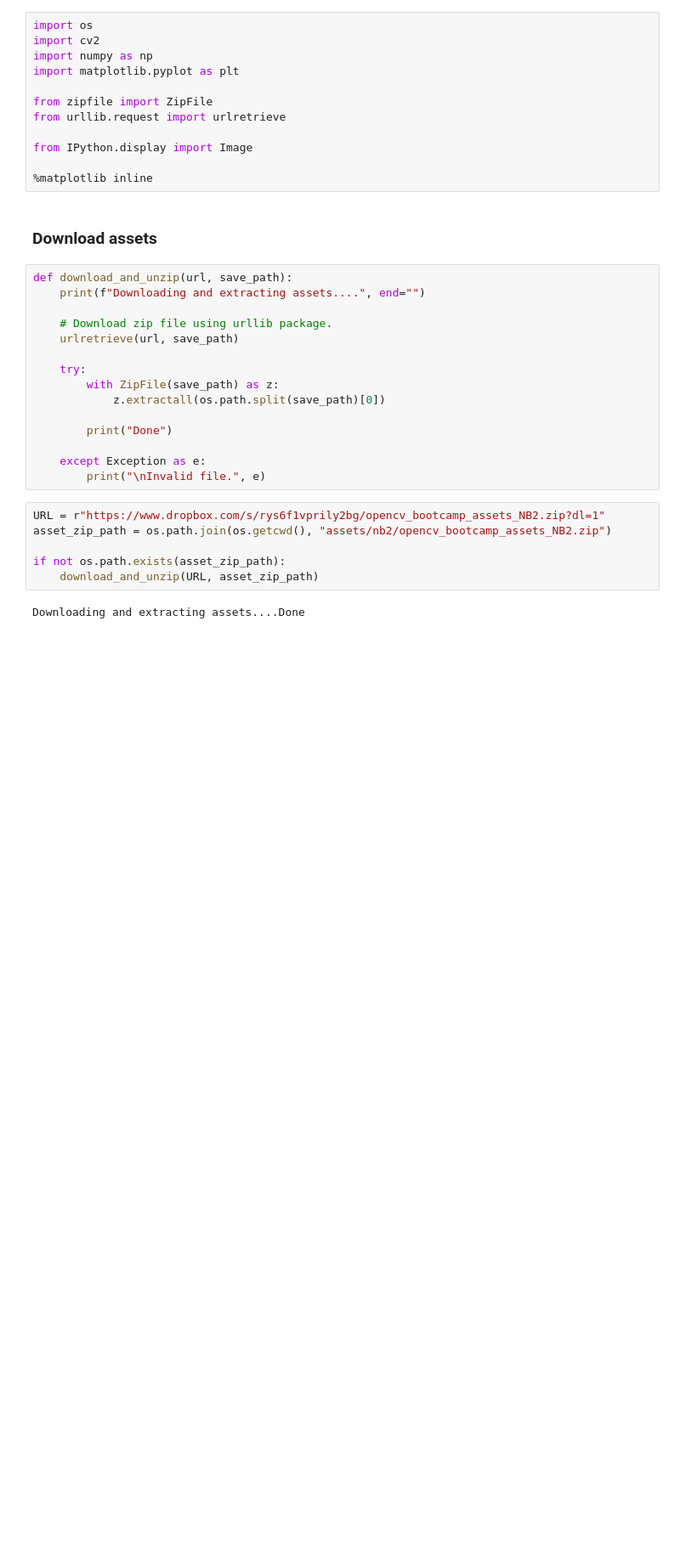
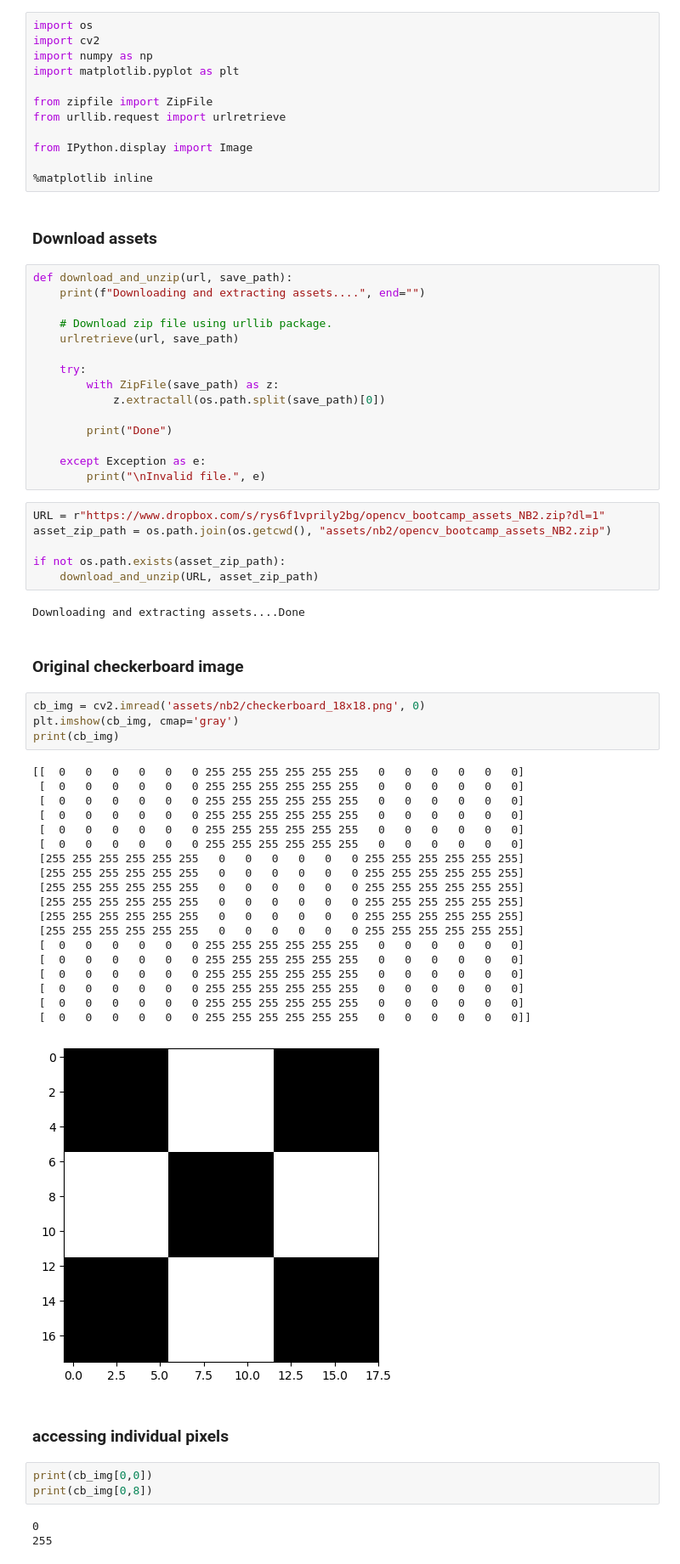
Before and after one commit to playforest/opencv, a Jupyter notebook: notebooks/02-image manipulations.ipynb, the cells around one changed output. Shown at 85% size. Cells and saved outputs as stored; diff of their text form; blank space fills up the shorter version.

```diff
--- a/notebooks/02-image manipulations.ipynb
+++ b/notebooks/02-image manipulations.ipynb
@@ -35,3 +35,37 @@ if not os.path.exists(asset_zip_path):
     download_and_unzip(URL, asset_zip_path)
 # %% [output]
 Downloading and extracting assets....Done
+# %% [markdown]
+### Original checkerboard image
+# %%
+cb_img = cv2.imread('assets/nb2/checkerboard_18x18.png', 0)
+plt.imshow(cb_img, cmap='gray')
+print(cb_img)
+# %% [output]
+[[  0   0   0   0   0   0 255 255 255 255 255 255   0   0   0   0   0   0]
+ [  0   0   0   0   0   0 255 255 255 255 255 255   0   0   0   0   0   0]
+ [  0   0   0   0   0   0 255 255 255 255 255 255   0   0   0   0   0   0]
+ [  0   0   0   0   0   0 255 255 255 255 255 255   0   0   0   0   0   0]
+ [  0   0   0   0   0   0 255 255 255 255 255 255   0   0   0   0   0   0]
+ [  0   0   0   0   0   0 255 255 255 255 255 255   0   0   0   0   0   0]
+ [255 255 255 255 255 255   0   0   0   0   0   0 255 255 255 255 255 255]
+ [255 255 255 255 255 255   0   0   0   0   0   0 255 255 255 255 255 255]
+ [255 255 255 255 255 255   0   0   0   0   0   0 255 255 255 255 255 255]
+ [255 255 255 255 255 255   0   0   0   0   0   0 255 255 255 255 255 255]
+ [255 255 255 255 255 255   0   0   0   0   0   0 255 255 255 255 255 255]
+ [255 255 255 255 255 255   0   0   0   0   0   0 255 255 255 255 255 255]
+ [  0   0   0   0   0   0 255 255 255 255 255 255   0   0   0   0   0   0]
+ [  0   0   0   0   0   0 255 255 255 255 255 255   0   0   0   0   0   0]
+ [  0   0   0   0   0   0 255 255 255 255 255 255   0   0   0   0   0   0]
+ [  0   0   0   0   0   0 255 255 255 255 255 255   0   0   0   0   0   0]
+ [  0   0   0   0   0   0 255 255 255 255 255 255   0   0   0   0   0   0]
+ [  0   0   0   0   0   0 255 255 255 255 255 255   0   0   0   0   0   0]]
+[figure, added]
+# %% [markdown]
+### accessing individual pixels
+# %%
+print(cb_img[0,0])
+print(cb_img[0,8])
+# %% [output]
+0
+255
```
Also changed, not shown: parts of 13 cells of this notebook, 1 other file.
